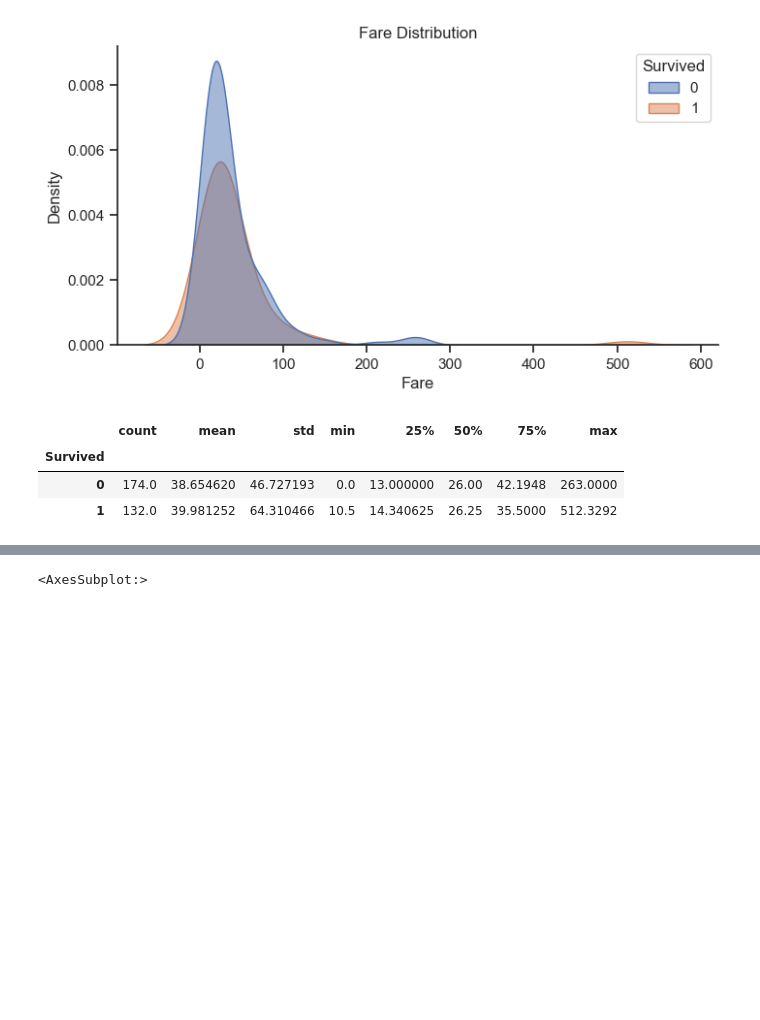
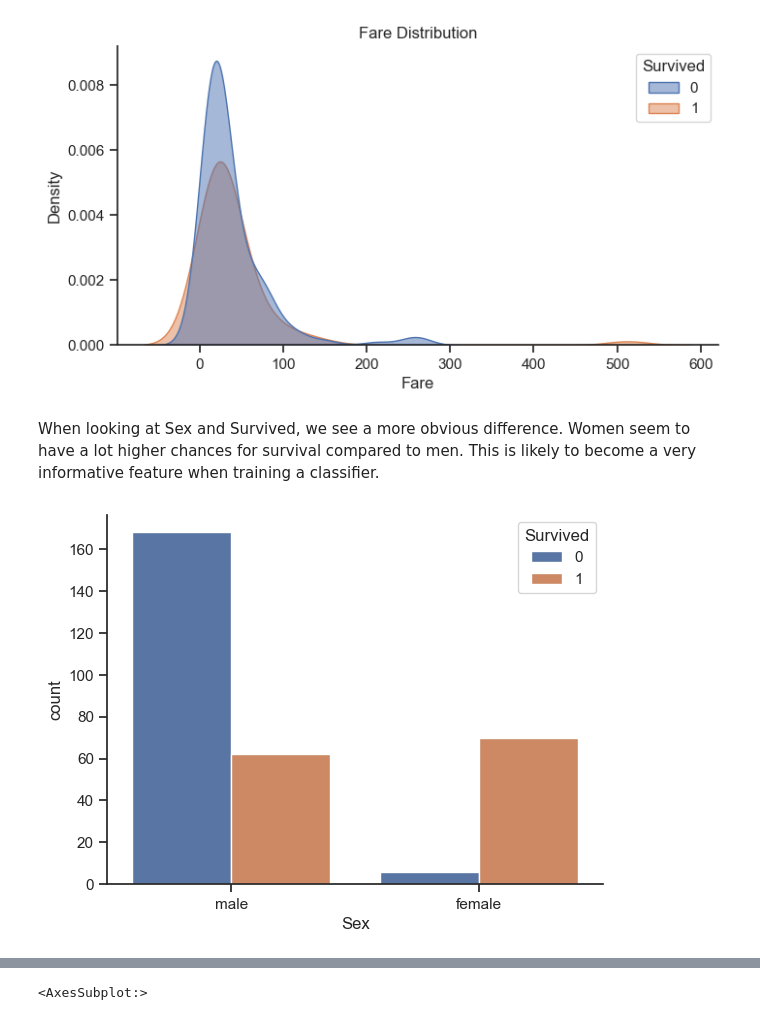
Before and after one commit to daanknoors/fl_titanic, a Jupyter notebook: notebooks/000_exploratory_data_analysis.ipynb, the cells around one changed output, grey strips where cells are left out. Drawn from its saved outputs; the diff is of its cells as text; code cells hidden in the pictures; blank space fills up the shorter version.

```diff
--- a/notebooks/000_exploratory_data_analysis.ipynb
+++ b/notebooks/000_exploratory_data_analysis.ipynb
@@ -146,11 +151,11 @@ visual.plot_kde(df, x='Fare', hue='Survived')
 # %% [output]
 [figure]
 [figure]
-# %%
-df.groupby(['Survived'])['Fare'].describe()
-# %% [output]
-|  | count | mean | std | min | 25% | 50% | 75% | max |
-| Survived |  |  |  |  |  |  |  |  |
-| 0 | 174.0 | 38.654620 | 46.727193 | 0.0 | 13.000000 | 26.00 | 42.1948 | 263.0000 |
-| 1 | 132.0 | 39.981252 | 64.310466 | 10.5 | 14.340625 | 26.25 | 35.5000 | 512.3292 |
+# %% [markdown]
+When looking at Sex and Survived, we see a more obvious difference. Women seem to have a lot higher chances for survival compared to men. This is likely to become a very informative feature when training a classifier.
+# %%
+sns.countplot(df_a, x='Sex', hue='Survived')
+sns.despine()
+# %% [output]
+[figure, added]
 # %% [markdown]
```
Also changed, not shown: parts of 17 cells of this notebook, 12 other files.
